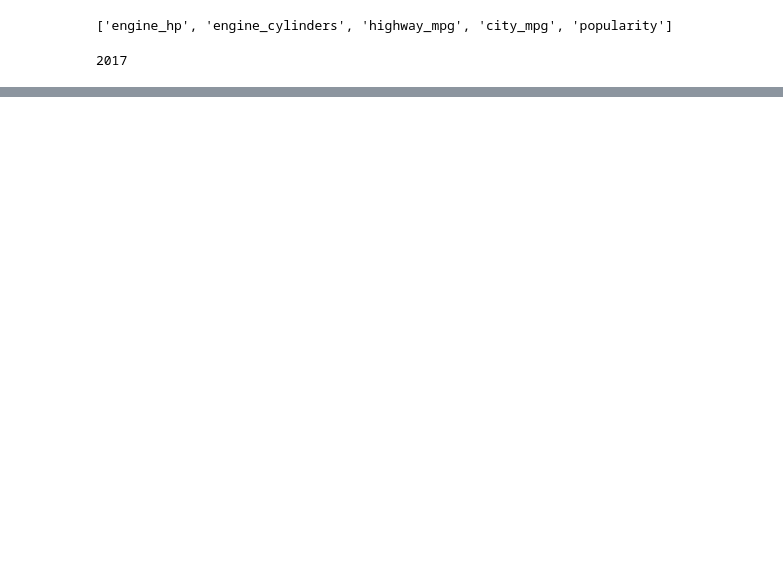
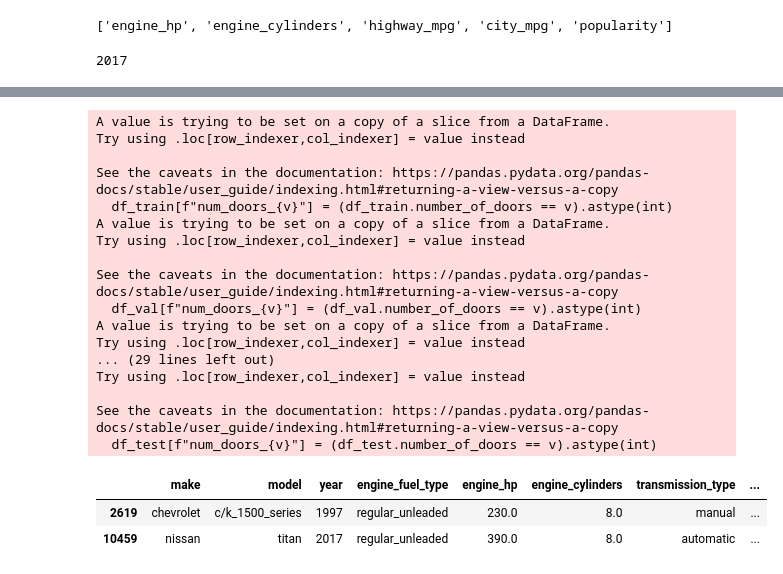
Before and after one commit to piotrswiecik/mlzoomcamp, a Jupyter notebook: various/cars_regression_test.ipynb, the cells around one changed output, grey strips where cells are left out. Drawn from its saved outputs; the diff is of its cells as text; code cells hidden in the pictures; blank space fills up the shorter version.

```diff
--- a/various/cars_regression.ipynb
+++ b/various/cars_regression_test.ipynb
@@ -591,0 +643,28 @@ print(train_err.round(2), val_err.round(2))
+# %%
+for v in [2, 3, 4]:
+    df_train[f"num_doors_{v}"] = (df_train.number_of_doors == v).astype(int)
+    df_val[f"num_doors_{v}"] = (df_val.number_of_doors == v).astype(int)
+    df_test[f"num_doors_{v}"] = (df_test.number_of_doors == v).astype(int)
+
+df_train.head(2)
+# %% [output]
+A value is trying to be set on a copy of a slice from a DataFrame.
+Try using .loc[row_indexer,col_indexer] = value instead
+
+See the caveats in the documentation: https://pandas.pydata.org/pandas-docs/stable/user_guide/indexing.html#returning-a-view-versus-a-copy
+  df_train[f"num_doors_{v}"] = (df_train.number_of_doors == v).astype(int)
+A value is trying to be set on a copy of a slice from a DataFrame.
+Try using .loc[row_indexer,col_indexer] = value instead
+
+See the caveats in the documentation: https://pandas.pydata.org/pandas-docs/stable/user_guide/indexing.html#returning-a-view-versus-a-copy
+  df_val[f"num_doors_{v}"] = (df_val.number_of_doors == v).astype(int)
+A value is trying to be set on a copy of a slice from a DataFrame.
+Try using .loc[row_indexer,col_indexer] = value instead
+... (29 lines left out)
+Try using .loc[row_indexer,col_indexer] = value instead
+
+See the caveats in the documentation: https://pandas.pydata.org/pandas-docs/stable/user_guide/indexing.html#returning-a-view-versus-a-copy
+  df_test[f"num_doors_{v}"] = (df_test.number_of_doors == v).astype(int)
+|  | make | model | year | engine_fuel_type | engine_hp | engine_cylinders | transmission_type | ... |
+| 2619 | chevrolet | c/k_1500_series | 1997 | regular_unleaded | 230.0 | 8.0 | manual | ... |
+| 10459 | nissan | titan | 2017 | regular_unleaded | 390.0 | 8.0 | automatic | ... |
```
Also changed, not shown: parts of 28 cells of this notebook, 1 other file.
